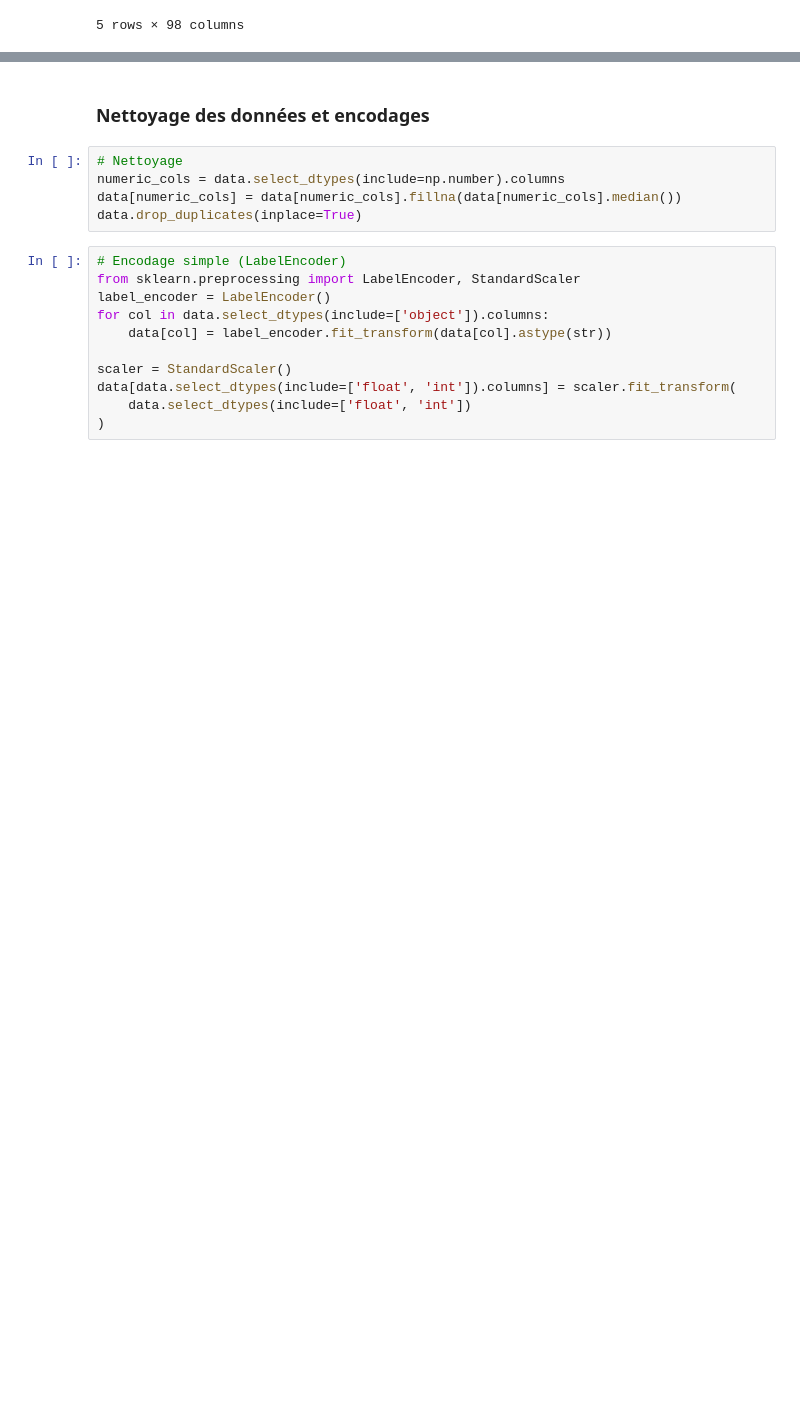
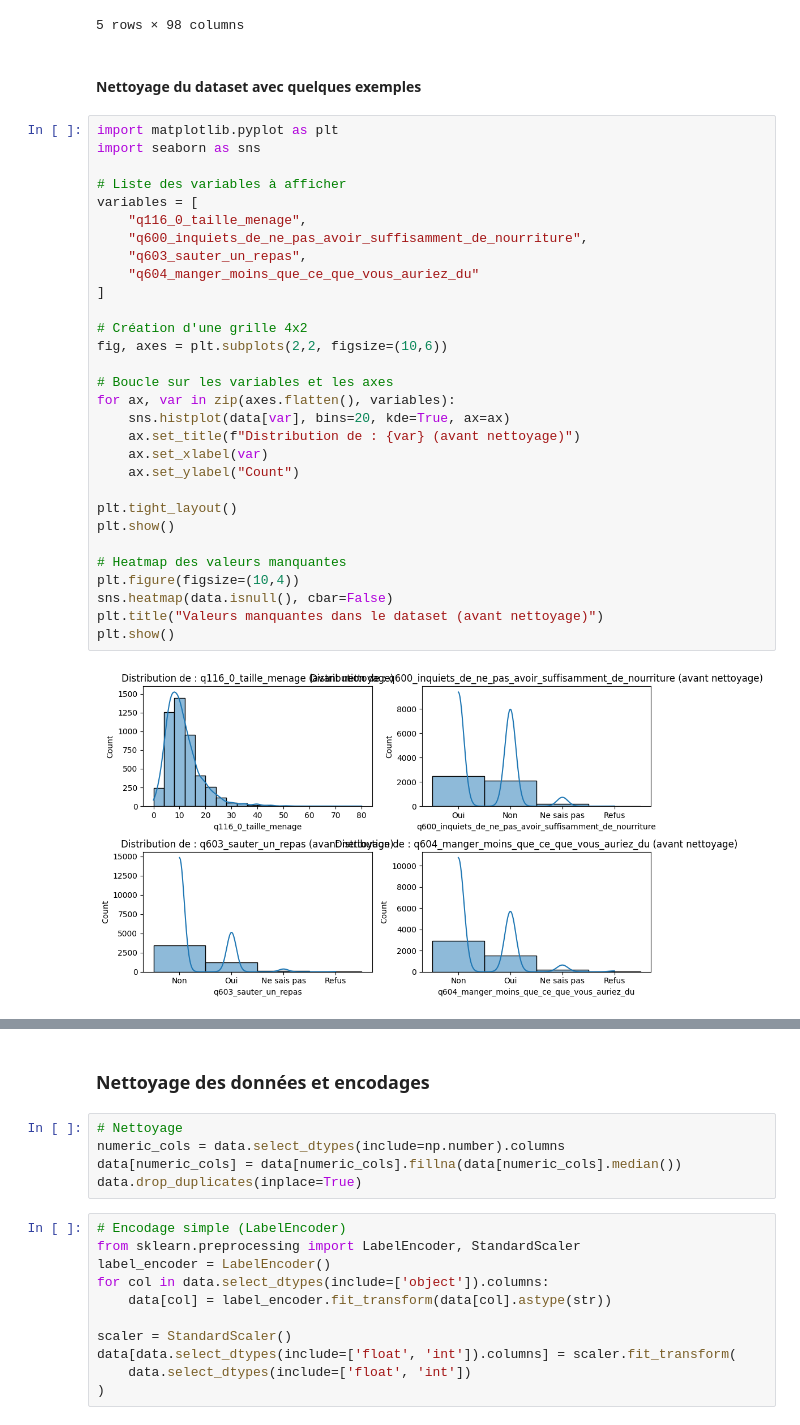
Before and after one commit to Dieme92/fast-api-food-security, a Jupyter notebook: fast-api-food-security_PROJET_DIT.ipynb, the cells around one changed output, grey strips where cells are left out. Drawn from its saved outputs; the diff is of its cells as text; blank space fills up the shorter version.

```diff
--- a/fast-api-food-security_PROJET_DIT.ipynb
+++ b/fast-api-food-security_PROJET_DIT.ipynb
@@ -27,3 +27,37 @@ data.head()
 | 3 | 4799.0 | ZIGUINCHOR | ZIGUINCHOR | Marié(e) polygame | Aucune maladie chronique | ... |
 | 4 | 4800.0 | ZIGUINCHOR | ZIGUINCHOR | Marié(e) monogame | Aucune maladie chronique | ... |
 5 rows × 98 columns
+# %% [markdown]
+#### Nettoyage du dataset avec quelques exemples
+# %%
+import matplotlib.pyplot as plt
+import seaborn as sns
+
+# Liste des variables à afficher
+variables = [
+    "q116_0_taille_menage",
+    "q600_inquiets_de_ne_pas_avoir_suffisamment_de_nourriture",
+    "q603_sauter_un_repas",
+    "q604_manger_moins_que_ce_que_vous_auriez_du"
+]
+
+# Création d'une grille 4x2
+fig, axes = plt.subplots(2,2, figsize=(10,6))
+
+# Boucle sur les variables et les axes
+for ax, var in zip(axes.flatten(), variables):
+    sns.histplot(data[var], bins=20, kde=True, ax=ax)
+    ax.set_title(f"Distribution de : {var} (avant nettoyage)")
+    ax.set_xlabel(var)
+    ax.set_ylabel("Count")
+
+plt.tight_layout()
+plt.show()
+
+# Heatmap des valeurs manquantes
+plt.figure(figsize=(10,4))
+sns.heatmap(data.isnull(), cbar=False)
+plt.title("Valeurs manquantes dans le dataset (avant nettoyage)")
+plt.show()
+# %% [output]
+[figure, added]
```
Also changed, not shown: parts of 11 cells of this notebook.
